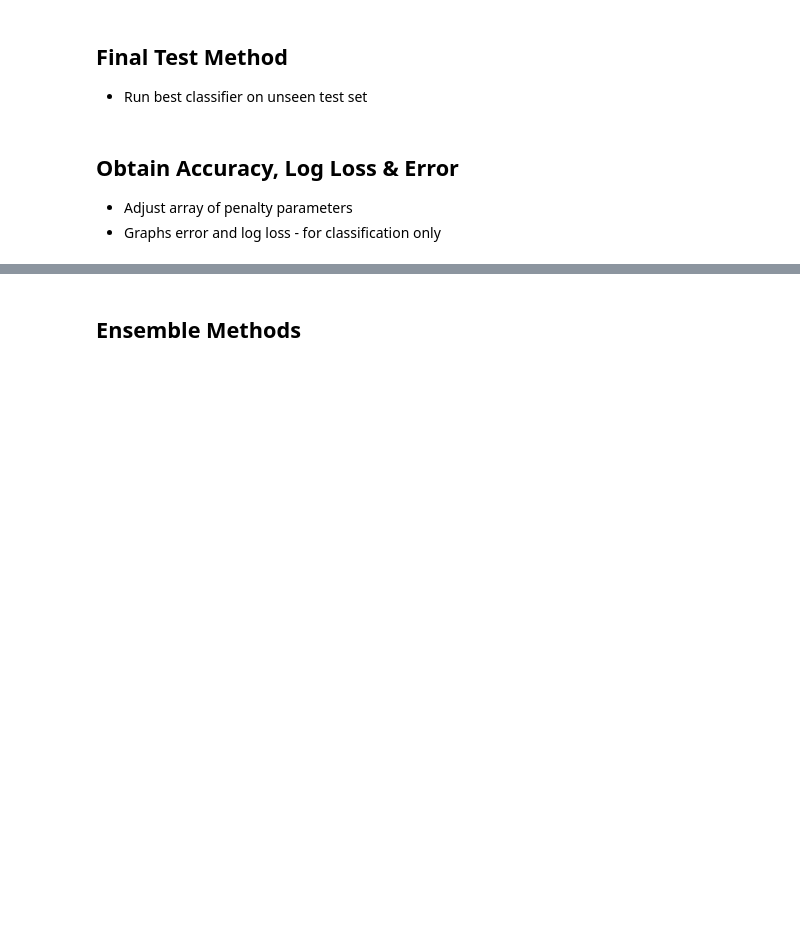
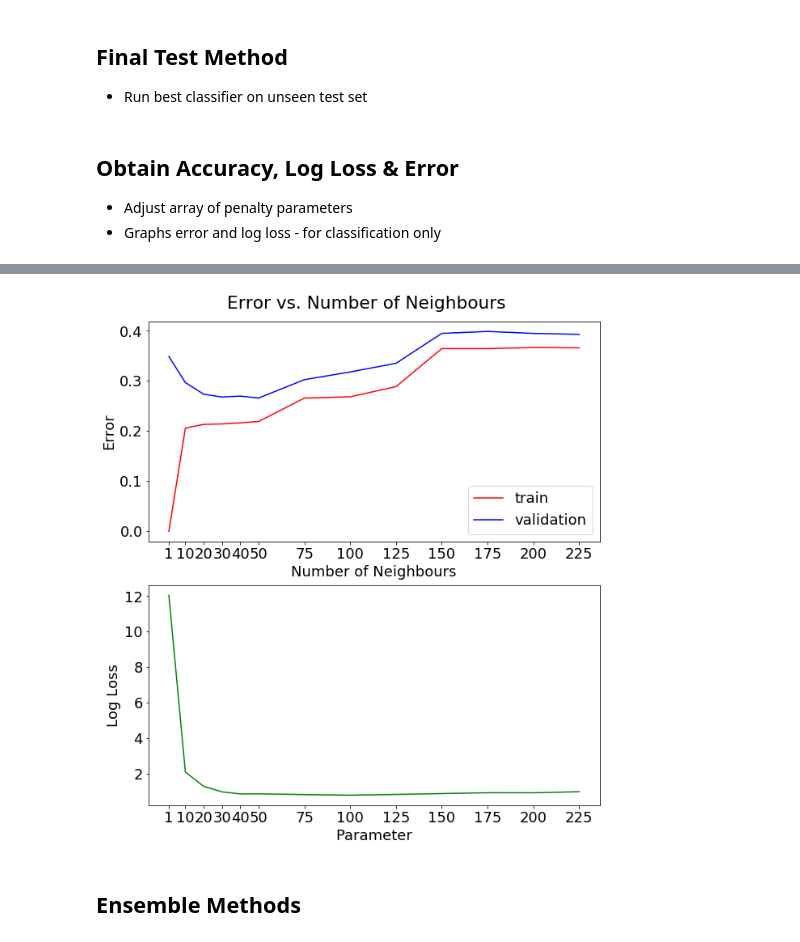
Before and after one commit to matraj/me522, a Jupyter notebook: KNN.ipynb, the cells around one changed output, grey strips where cells are left out. Saved outputs shown, nothing was run; the diff lists cells and outputs as text; code cells hidden in the pictures; blank space fills up the shorter version.

```diff
--- a/KNN.ipynb
+++ b/KNN.ipynb
@@ -453,2 +448,88 @@ all_results
+# %%
+# input reduced dimension - this can be ignored if none selected
+n_comp = 1
+
+# input parameter iterations - can tune other params in classifer selection method above
+if(not ENABLE_TEST):
+    # hyperparams = [None]
+    hyperparams = [1, 10, 20, 30, 40, 50, 75, 100, 125, 150, 175, 200, 225]
+else: hyperparams = [10] # input best parameter for test
+
+# results array format: [[train], [validation], [log loss]]
+results = [[],[],[]]
+
+# calculate train error, test error, log loss & time for specific param
+for penalty in hyperparams:
+
+    if (ENABLE_KFOLD): train_res, val_res, log_loss_val, time_val = kFoldValidation(n_comp, penalty, 10)
+    elif (ENABLE_LOO): train_res, val_res, log_loss_val, time_val = looValidation(n_comp, penalty)
+
+    # save error, RMSE, log loss for each penalty for graph
+    if (not ENABLE_REGRESSION_TARGET):
+        results[0].append(1-train_res)
+        results[1].append(1-val_res)
+        results[2].append(log_loss_val)
+    elif (ENABLE_REGRESSION_TARGET):
+        results[0].append(train_res)
+        results[1].append(val_res)
+
+#     print ("-----C={}-----".format(penalty))
+#     print ("Time: {} seconds".format(time_val))
+#     print ("-----Train-----")
+#     print ("Accuracy/RMSE: {}".format(train_res))
+#     print ("-----Validation-----")
+#     print ("Accuracy/RMSE: {}".format(val_res))
+#     print ("Log Loss: {}\n".format(log_loss_val))
+
+# run best model on unseen test set
+if(ENABLE_TEST):
+    test_accuracy, test_log_loss, test_time = runTestSet(X, Y, X_tst, Y_tst, n_comp, hyperparams[0])
+
+    print ("-----Test-----")
+    print ("Accuracy/RMSE: {}".format(test_accuracy))
+    print ("Log Loss: {}".format(test_log_loss))
+    print ("Time: {} seconds".format(test_time))
+
+# create error and log loss graph for penalty iterations - classification only
+if(not ENABLE_REGRESSION_TARGET and len(hyperparams) > 1):
+    f, axarr = plt.subplots(2, sharex=False)
+    f.suptitle('Error vs. Number of Neighbours', y = 0.92)
+    f.set_size_inches(10, 11)
+
+    # subplot 1: error plot
+    axarr[0].set_ylabel('Error')
+    axarr[0].set_xlabel('Number of Neighbours')
+    axarr[0].plot(hyperparams, results[0], color='r', label='train')
+    axarr[0].plot(hyperparams, results[1], color='b', label='validation')
+    axarr[0].set_xticks(hyperparams)
+    axarr[0].legend()
+
+    # subplot 2: log loss plot
+    axarr[1].set_ylabel('Log Loss')
+    axarr[1].plot(hyperparams, results[2], color='g', label='log loss')
+    axarr[1].set_xticks(hyperparams)
+    axarr[1].set_xlabel('Parameter')
+
+    font = {'weight' : 'normal', 'size'   : 18}
+    plt.rc('font', **font)
+
+    plt.show()
+
+# create RMSE graph for penalty iterations - regression only
+if(ENABLE_REGRESSION_TARGET and len(hyperparams) > 1):
+    f, axarr = plt.subplots(sharex=False)
+    f.suptitle('RMSE', y = 0.92)
+    f.set_size_inches(10, 5)
+
+    # subplot 1: RMSE plot
+    axarr.set_ylabel('RMSE')
+    axarr.plot(hyperparams, results[0], color='r', label='train')
+    axarr.plot(hyperparams, results[1], color='b', label='validation')
+    axarr.set_xticks(hyperparams)
+    axarr.set_xlabel('Parameter')
+    axarr.legend()
+    plt.show()
+# %% [output]
+[figure, added]
 # %% [markdown]
 ## Ensemble Methods
```
Also changed, not shown: parts of 5 cells of this notebook, 2 other files.
